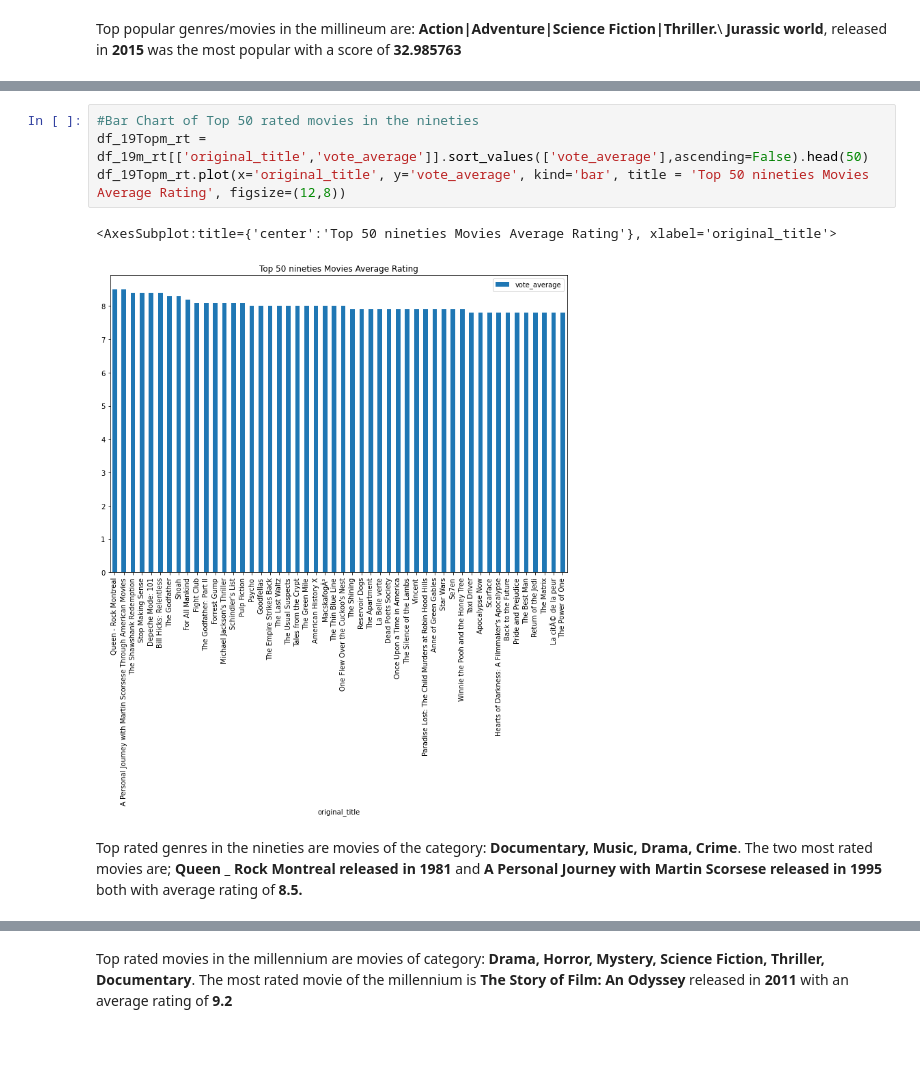
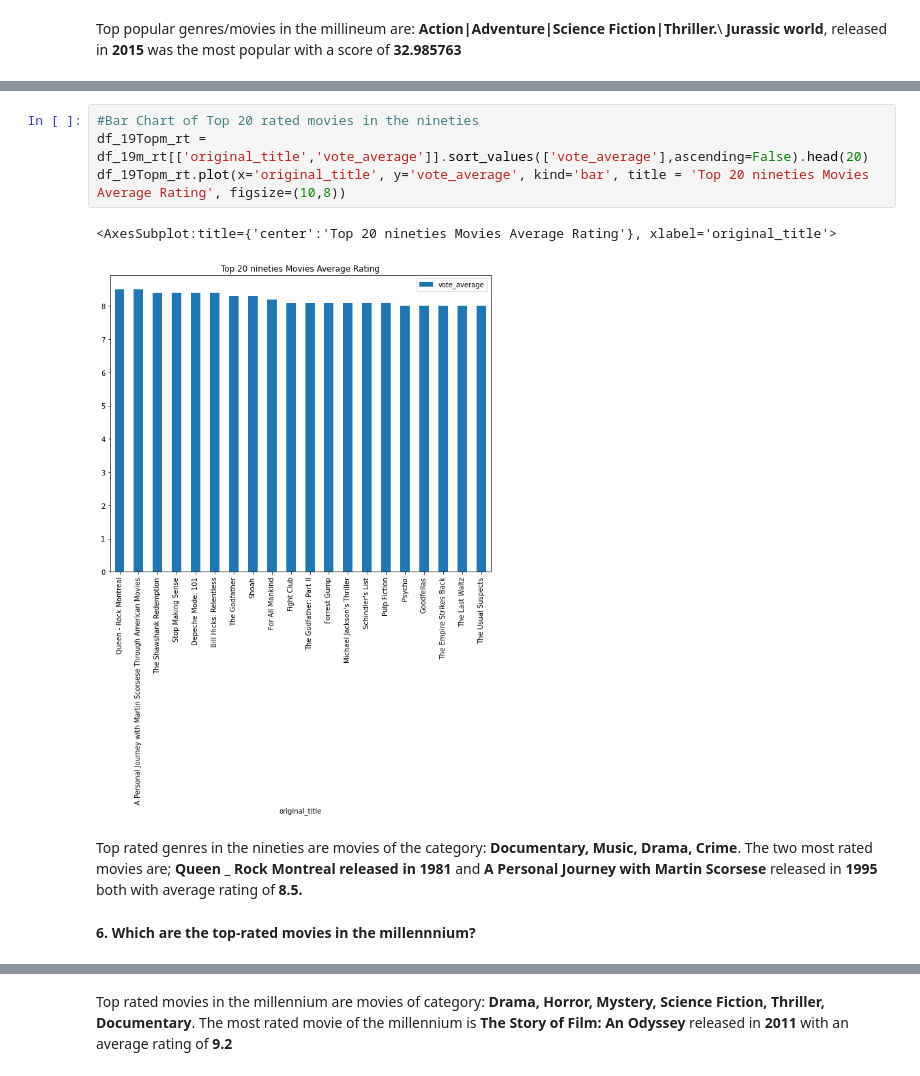
Before and after one commit to amiegirl/TMDb-movies, a Jupyter notebook: tmdb-movies.ipynb, the cells around one changed output, grey strips where cells are left out. Saved outputs shown, nothing was run; the diff lists cells and outputs as text; blank space fills up the shorter version.

```diff
--- a/tmdb-movies.ipynb
+++ b/tmdb-movies.ipynb
@@ -201,10 +244,12 @@ df_19m_rt[['release_year','original_title','genres','vote_average']].sort_values
 # %%
-#Bar Chart of Top 50 rated movies in the nineties
-df_19Topm_rt = df_19m_rt[['original_title','vote_average']].sort_values(['vote_average'],ascending=False).head(50)
-df_19Topm_rt.plot(x='original_title', y='vote_average', kind='bar', title = 'Top 50 nineties Movies Average Rating', figsize=(12,8))
+#Bar Chart of Top 20 rated movies in the nineties
+df_19Topm_rt = df_19m_rt[['original_title','vote_average']].sort_values(['vote_average'],ascending=False).head(20)
+df_19Topm_rt.plot(x='original_title', y='vote_average', kind='bar', title = 'Top 20 nineties Movies Average Rating', figsize=(10,8))
 # %% [output]
-<AxesSubplot:title={'center':'Top 50 nineties Movies Average Rating'}, xlabel='original_title'>
+<AxesSubplot:title={'center':'Top 20 nineties Movies Average Rating'}, xlabel='original_title'>
-[figure, old version]
+[figure, new version]
 # %% [markdown]
-Top rated genres in the nineties are movies of the category: **Documentary, Music, Drama, Crime**. The two most rated movies are; **Queen _ Rock Montreal released in 1981** and **A Personal Journey with Martin Scorsese released in 1995** both with average rating of **8.5.**
+Top rated genres in the nineties are movies of the category: **Documentary, Music, Drama, Crime**. The two most rated movies are; **Queen _ Rock Montreal released in 1981** and **A Personal Journey with Martin Scorsese** released in **1995** both with average rating of **8.5.**
+# %% [markdown]
+**6. Which are the top-rated movies in the millennnium?**
 # %%
```
Also changed, not shown: parts of 61 cells of this notebook.
